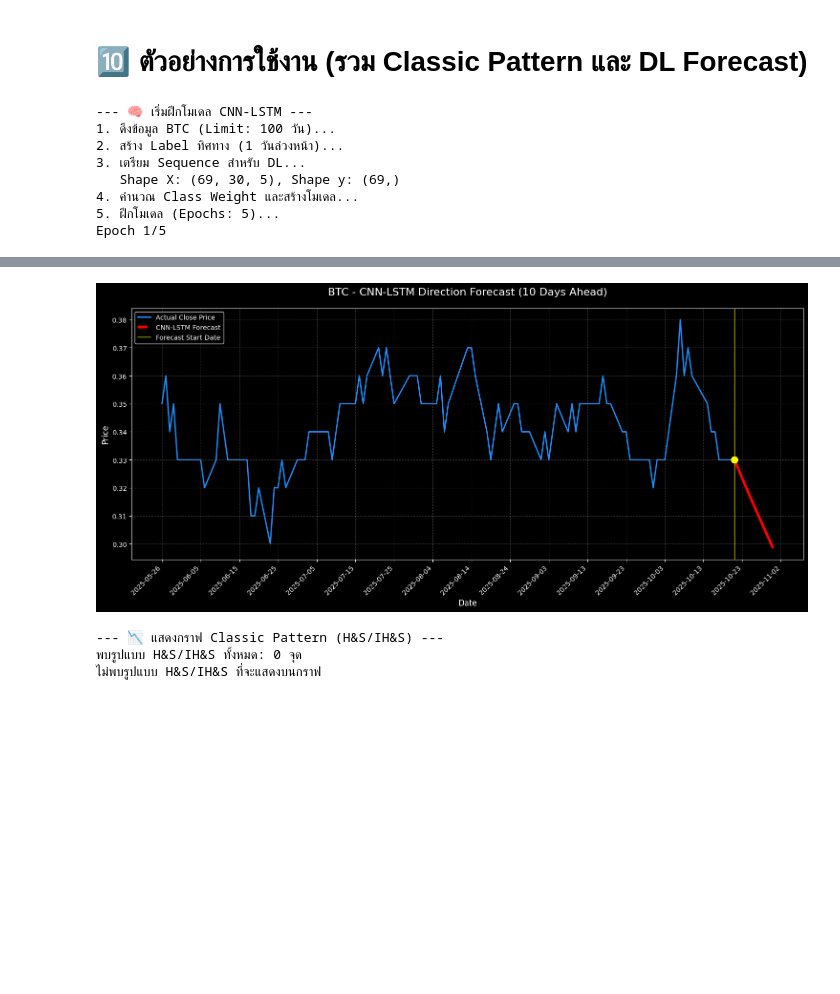
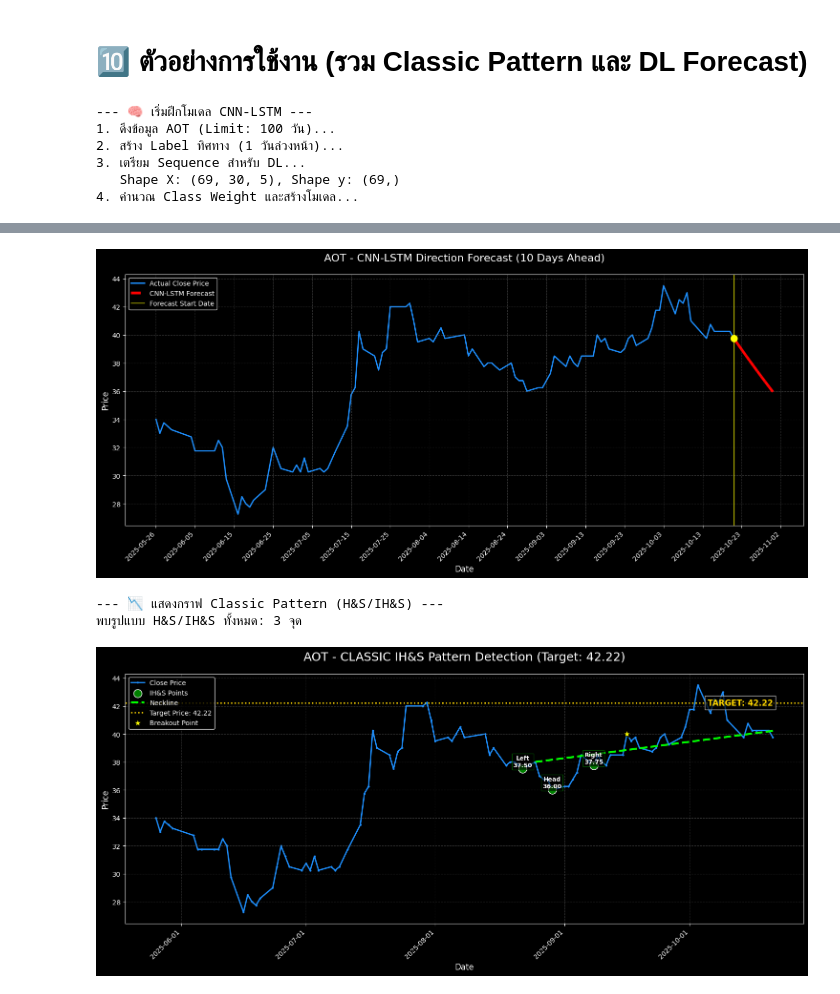
Before and after one commit to hilmanyusoh/Stock-market-chart-pattern-recognition-using-deep-learning, a Jupyter notebook: H&D_model/H&S_DL.ipynb, the cells around one changed output, grey strips where cells are left out. Saved outputs shown, nothing was run; the diff lists cells and outputs as text; code cells hidden in the pictures; blank space fills up the shorter version.

```diff
--- a/H&D_model/H&S_DL.ipynb
+++ b/H&D_model/H&S_DL.ipynb
@@ -429,7 +429,7 @@ def plot_classic_pattern(df, patterns, symbol='SYMBOL'):
 if __name__ == '__main__':
     try:
         # --- Config ---
-        symbol = "BTC"
+        symbol = "AOT"
         DATA_LIMIT = 100  # ใช้ข้อมูลเยอะขึ้นสำหรับการฝึก LSTM
         SEQUENCE_LENGTH = 30
         FUTURE_DAYS = 1   # ทำนายทิศทางของวันถัดไป (1 วัน)
@@ -479,10 +479,8 @@ if __name__ == '__main__':
         print(f"\n❌ เกิดข้อผิดพลาดที่ไม่คาดคิด: {e}")
 # %% [output]
 --- 🧠 เริ่มฝึกโมเดล CNN-LSTM ---
-1. ดึงข้อมูล BTC (Limit: 100 วัน)...
+1. ดึงข้อมูล AOT (Limit: 100 วัน)...
 2. สร้าง Label ทิศทาง (1 วันล่วงหน้า)...
 3. เตรียม Sequence สำหรับ DL...
    Shape X: (69, 30, 5), Shape y: (69,)
 4. คำนวณ Class Weight และสร้างโมเดล...
-5. ฝึกโมเดล (Epochs: 5)...
-Epoch 1/5
@@ -502,8 +500,8 @@ Epoch 5/5
 
 --- 📈 แสดงกราฟ Price Direction Forecast (CNN-LSTM) ---
 
 --- Forecast Simulation ---
-[figure, old version]
+[figure, new version]
 --- 📉 แสดงกราฟ Classic Pattern (H&S/IH&S) ---
-พบรูปแบบ H&S/IH&S ทั้งหมด: 0 จุด
-ไม่พบรูปแบบ H&S/IH&S ที่จะแสดงบนกราฟ
+พบรูปแบบ H&S/IH&S ทั้งหมด: 3 จุด
+[figure, added]
```
Also changed, not shown: parts of 1 cell of this notebook, 3 other files.
